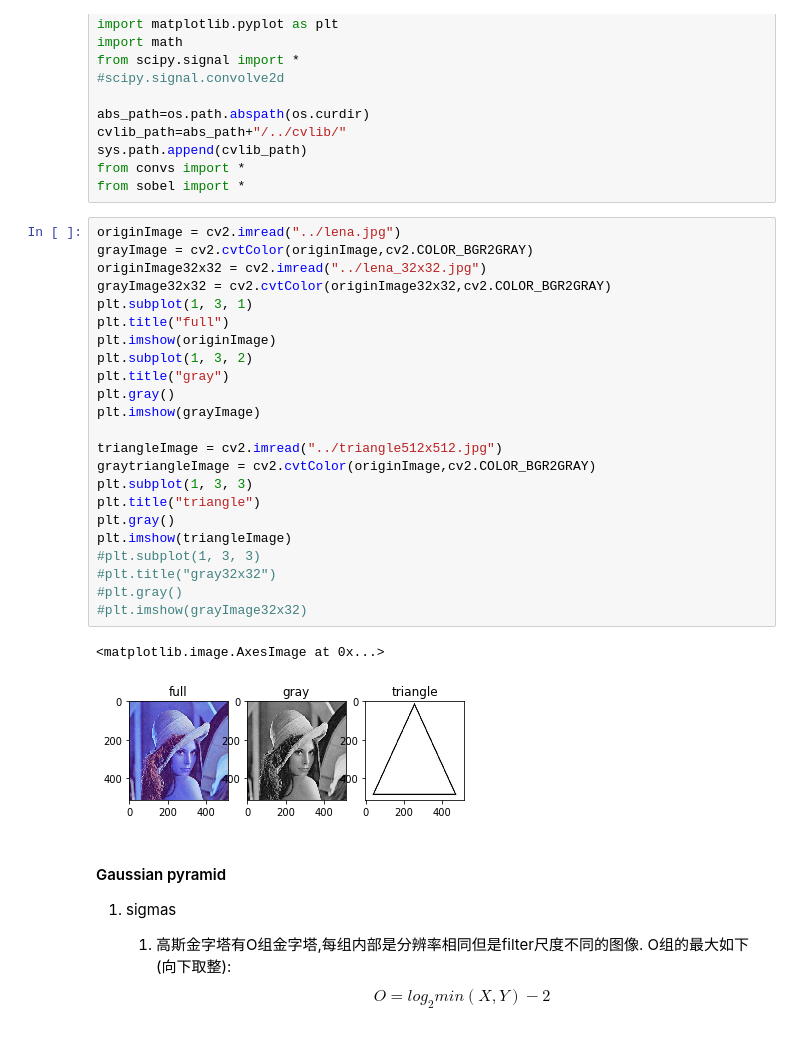
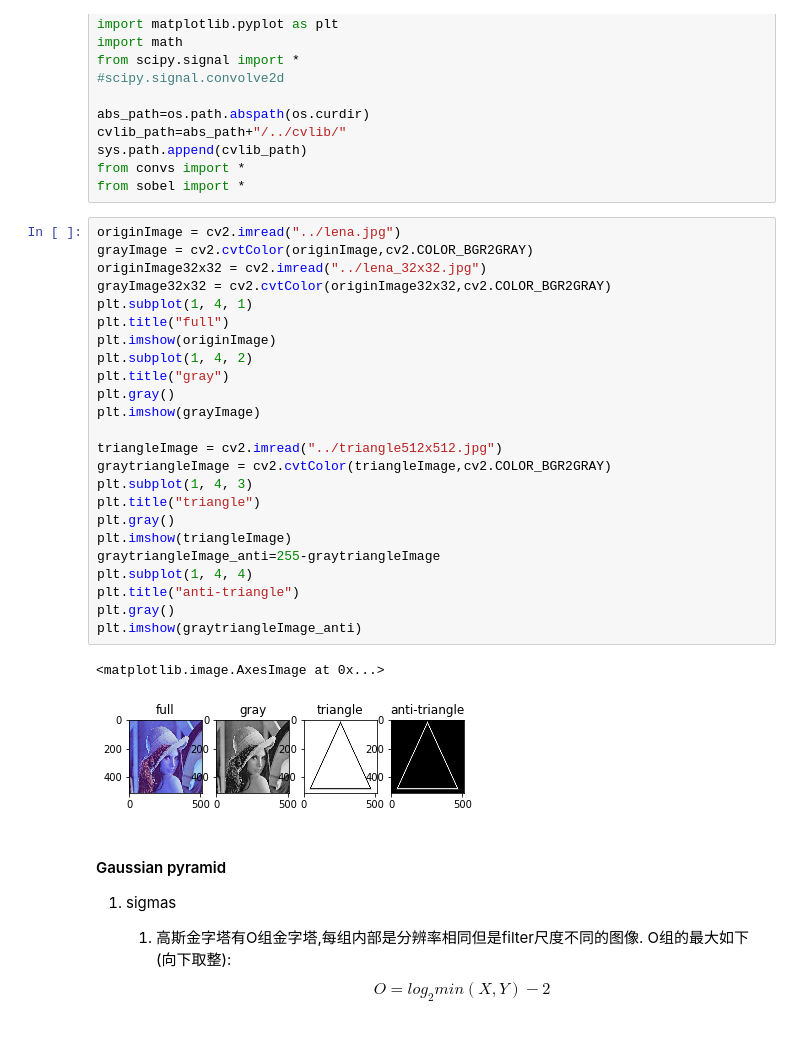
Before and after one commit to sycophant-stone/digital_image_base, a Jupyter notebook: fusion/hdr.ipynb, the cells around one changed output. Saved outputs shown, nothing was run; the diff lists cells and outputs as text.

Commit message:
add hdr /fusion using anti triangle

```diff
--- a/fusion/hdr.ipynb
+++ b/fusion/hdr.ipynb
@@ -18,29 +18,30 @@ from sobel import *
 # %%
 originImage = cv2.imread("../lena.jpg")
 grayImage = cv2.cvtColor(originImage,cv2.COLOR_BGR2GRAY)
 originImage32x32 = cv2.imread("../lena_32x32.jpg")
 grayImage32x32 = cv2.cvtColor(originImage32x32,cv2.COLOR_BGR2GRAY)
-plt.subplot(1, 3, 1)
+plt.subplot(1, 4, 1)
 plt.title("full")
 plt.imshow(originImage)
-plt.subplot(1, 3, 2)
+plt.subplot(1, 4, 2)
 plt.title("gray")
 plt.gray()
 plt.imshow(grayImage)
 
 triangleImage = cv2.imread("../triangle512x512.jpg")
-graytriangleImage = cv2.cvtColor(originImage,cv2.COLOR_BGR2GRAY)
-plt.subplot(1, 3, 3)
+graytriangleImage = cv2.cvtColor(triangleImage,cv2.COLOR_BGR2GRAY)
+plt.subplot(1, 4, 3)
 plt.title("triangle")
 plt.gray()
 plt.imshow(triangleImage)
-#plt.subplot(1, 3, 3)
-#plt.title("gray32x32")
-#plt.gray()
-#plt.imshow(grayImage32x32)
+graytriangleImage_anti=255-graytriangleImage
+plt.subplot(1, 4, 4)
+plt.title("anti-triangle")
+plt.gray()
+plt.imshow(graytriangleImage_anti)
 # %% [output]
 <matplotlib.image.AxesImage at 0x...>
-[figure, old version]
+[figure, new version]
 # %% [markdown]
 #### Gaussian pyramid
 1. sigmas
```
Also changed, not shown: parts of 4 cells of this notebook.
